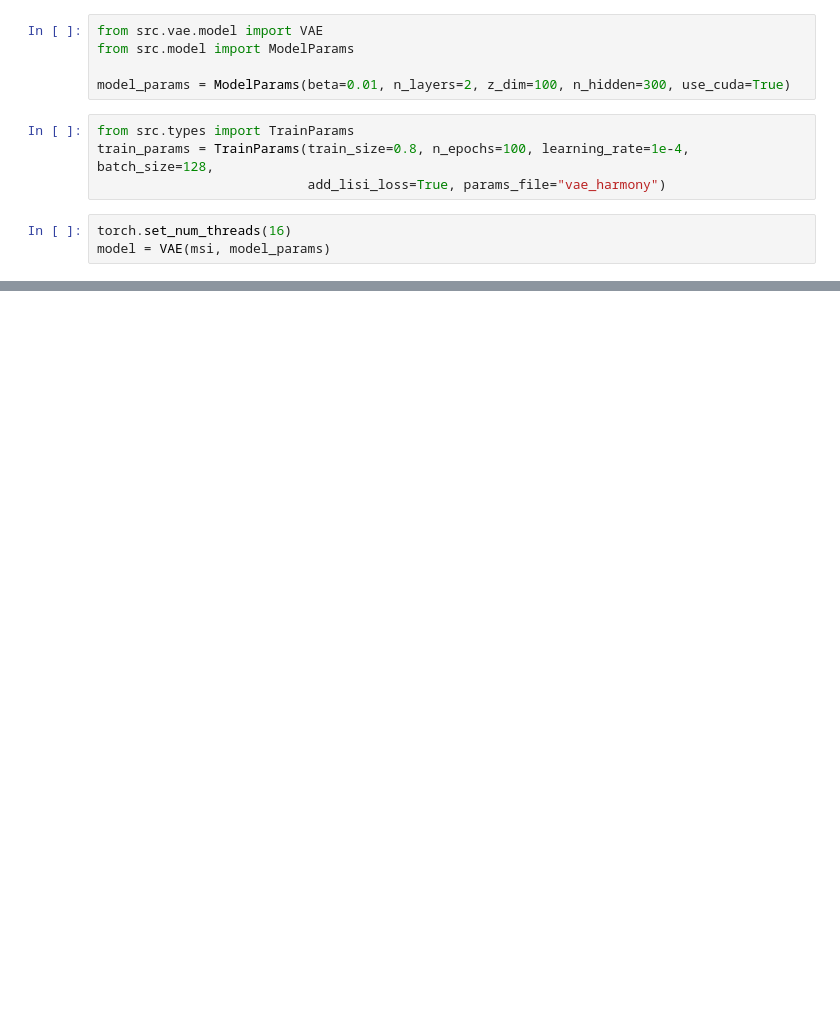
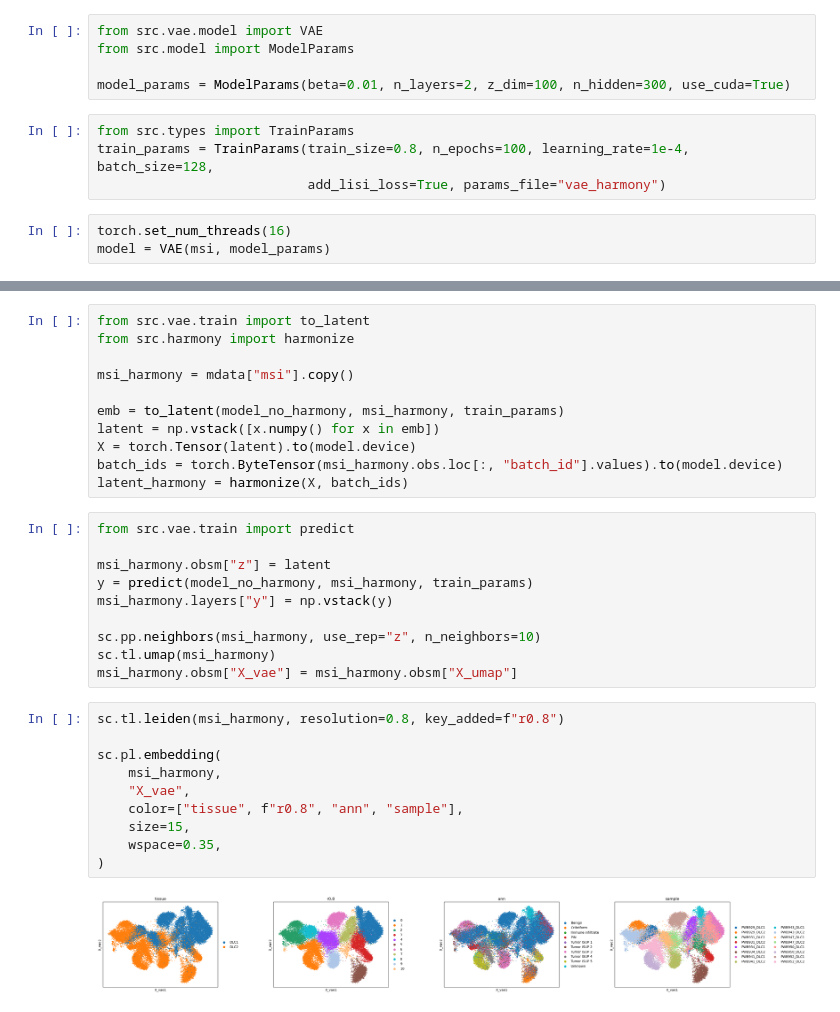
Before and after one commit to annkamsk/mvae, a Jupyter notebook: VAE_with_harmony.ipynb, the cells around one changed output, grey strips where cells are left out. Cells and saved outputs as stored; diff of their text form; blank space fills up the shorter version.

```diff
--- a/VAE_with_harmony.ipynb
+++ b/VAE_with_harmony.ipynb
@@ -36,0 +83,33 @@ EarlyStopping (epoch: 1): valid loss improved to 0.9450421324416772
+# %%
+from src.vae.train import to_latent
+from src.harmony import harmonize
+
+msi_harmony = mdata["msi"].copy()
+
+emb = to_latent(model_no_harmony, msi_harmony, train_params)
+latent = np.vstack([x.numpy() for x in emb])
+X = torch.Tensor(latent).to(model.device)
+batch_ids = torch.ByteTensor(msi_harmony.obs.loc[:, "batch_id"].values).to(model.device)
+latent_harmony = harmonize(X, batch_ids)
+# %%
+from src.vae.train import predict
+
+msi_harmony.obsm["z"] = latent
+y = predict(model_no_harmony, msi_harmony, train_params)
+msi_harmony.layers["y"] = np.vstack(y)
+
+sc.pp.neighbors(msi_harmony, use_rep="z", n_neighbors=10)
+sc.tl.umap(msi_harmony)
+msi_harmony.obsm["X_vae"] = msi_harmony.obsm["X_umap"]
+# %%
+sc.tl.leiden(msi_harmony, resolution=0.8, key_added=f"r0.8")
+
+sc.pl.embedding(
+    msi_harmony,
+    "X_vae",
+    color=["tissue", f"r0.8", "ann", "sample"],
+    size=15,
+    wspace=0.35,
+)
+# %% [output]
+[figure, added]
```
Also changed, not shown: parts of 11 cells of this notebook, 2 other files.
